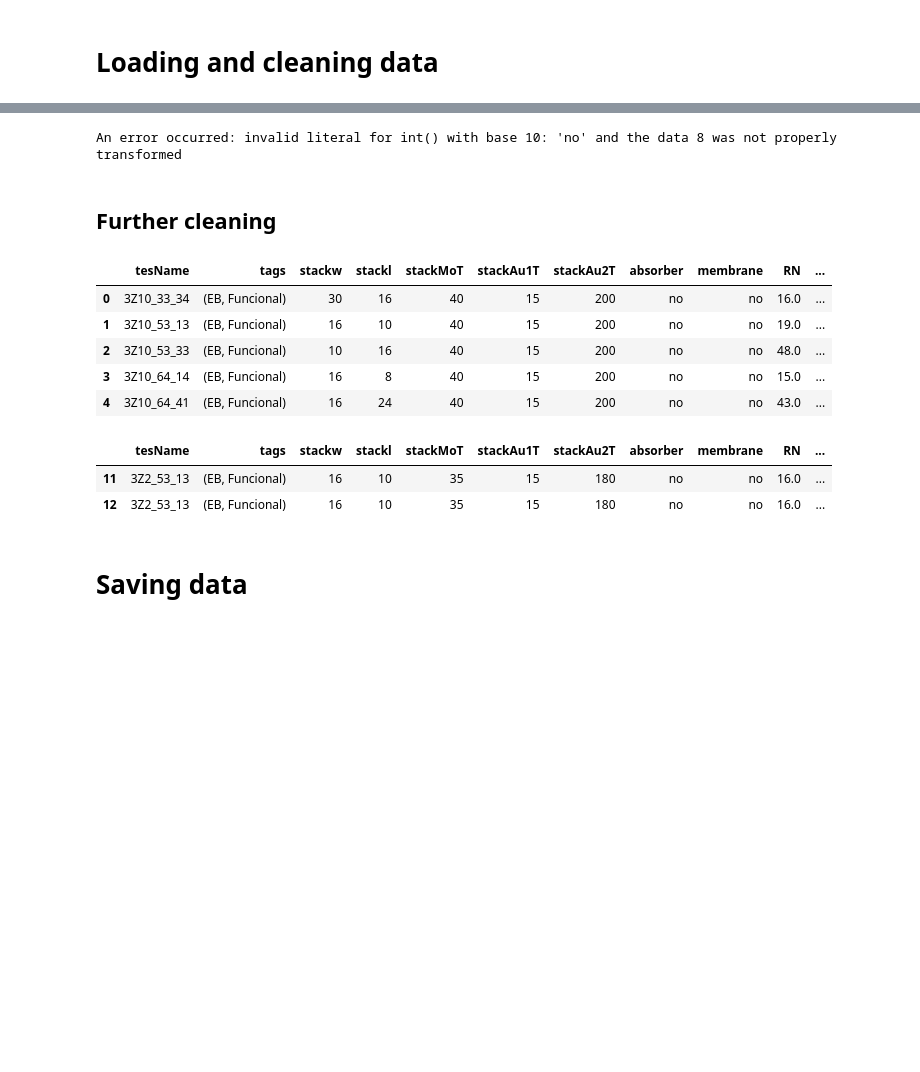
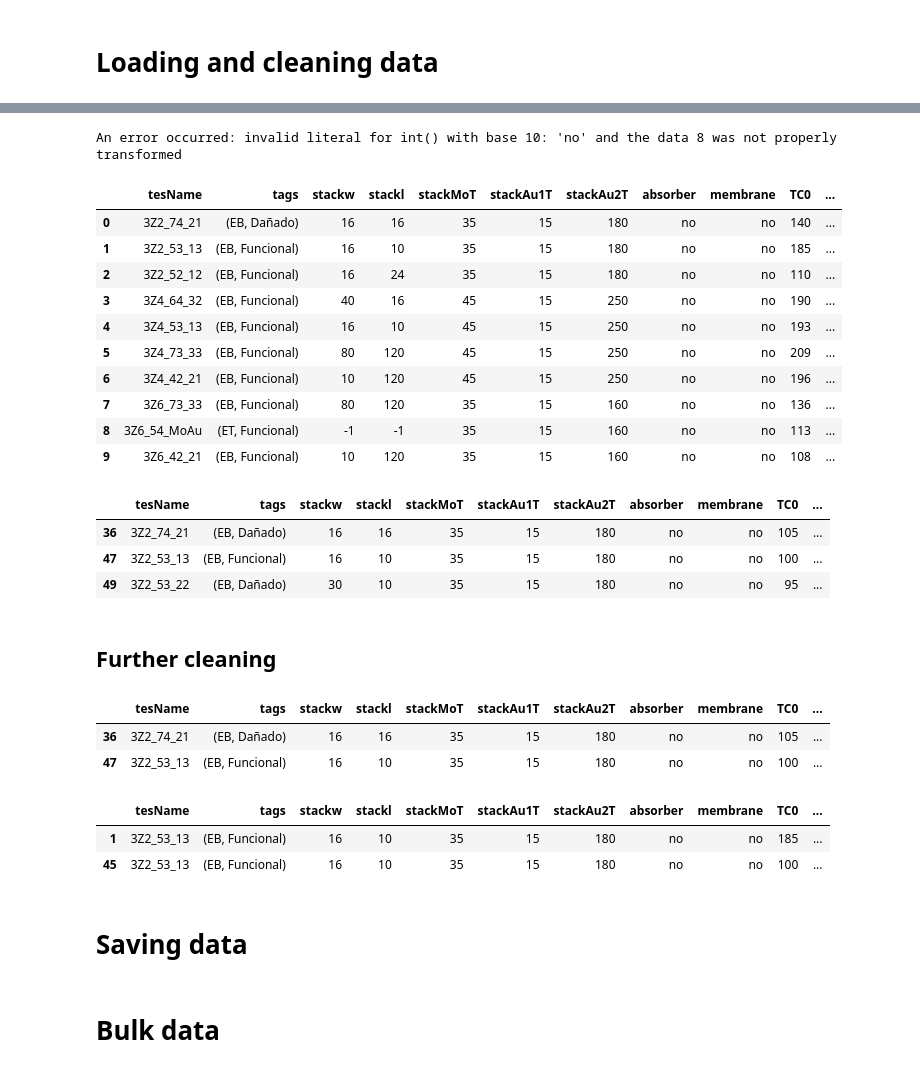
Before and after one commit to EnriqueProjectsIA/tes-db-analysis, a Jupyter notebook: NoteBooks/PrepareDataFlow.ipynb, the cells around one changed output, grey strips where cells are left out. Drawn from its saved outputs; the diff is of its cells as text; code cells hidden in the pictures; blank space fills up the shorter version.

Commit message:
Detectados datos inconsistentes

```diff
--- a/NoteBooks/PrepareDataFlow.ipynb
+++ b/NoteBooks/PrepareDataFlow.ipynb
@@ -40,7 +56,8 @@ tes = {
     'TC0':[],
     'RN':[],
     'cryo':[],
-    'holder':[]
+    'holder':[],
+    'caracteristicas':[]
 }
 
 def verifica_patron_NZN(cadena):
@@ -162,5 +179,22 @@ def select_holder(raw:str, i:int)->str:
         holder = 'no info'
         return holder
 
+def extrae_parametros(cadena:str, i:int)->List:
+    try:
+        patron1 = r'\[\[(.*?)\]\]'
+        patron2 = r'\[(.*?)\]'
+        patron3 = r'\((.*?)\)'
+
+        elementos = re.findall(patron1, cadena)
+        elementos = '['+elementos[0]+']'
+        elementos = re.findall(patron2, elementos)
+        elementos = [re.findall(patron3, i) for i in elementos]
+        elementos = [[list(map(str.strip,elemento.split(','))) for elemento in grupo] for grupo in elementos]
+        return elementos
+    except Exception as error:
+        message = f"An error occurred: {error} and the data {i} was not properly transformed"
+        print(message)
+        return 'error'
+
 tes['tesName'] = [clean_names(name, i) for i,name in enumerate(df.columns)]
 
@@ -168,33 +202,55 @@
 
 wl = list(zip(*[[clean_width_length(data,i) for i, data in enumerate(row)] for n, row in df.iterrows() if n == 'stack Area WxL (um)'][0]))
 
 tes['stackw'] = list(wl[0])
 
 tes['stackl'] = list(wl[1])
 
 mo1o2 = list(zip(*[[clean_Mo_Au_Au(data,i) for i, data in enumerate(row)] for n, row in df.iterrows() if n == 'stackThickMoAuAu (nm)'][0]))
 
 tes['stackMoT'] = list(mo1o2[0])
 
 tes['stackAu1T'] = list(mo1o2[1])
 
 tes['stackAu2T'] = list(mo1o2[2])
 
 tes['absorber'] = [[data.lower().strip() for data in row] for n, row in df.iterrows() if n == 'Absorbente'][0]
 
 tes['membrane'] = [[data.lower().strip() for data in row] for n, row in df.iterrows() if n == 'Membrana'][0]
 
 tes['TC0'] = [[int(data) for data in row] for n, row in df.iterrows() if n == 'Tc0 mK'][0]
 
 tes['RN'] = [[float(data) for data in row] for n, row in df.iterrows() if n == 'RN Ohms'][0]
 
 tes['cryo'] = [[select_cryo(data,i) for i, data in enumerate(row)] for n, row in df.iterrows() if n == 'Medida'][0]
 
 tes['holder'] = [[select_holder(data,i) for i, data in enumerate(row)] for n, row in df.iterrows() if n == 'Holder'][0]
 
+tes['caracteristicas'] = [[extrae_parametros(data,i) for i, data in enumerate(row)] for n, row in df.iterrows() if n == 'datos'][0]
+
 df_raw = pd.DataFrame.from_dict(tes)
+
+df_raw.head(10)
 # %% [output]
 An error occurred: invalid literal for int() with base 10: 'no' and the data 8 was not properly transformed
+|  | tesName | tags | stackw | stackl | stackMoT | stackAu1T | stackAu2T | absorber | membrane | TC0 | ... |
+| 0 | 3Z2_74_21 | (EB, Dañado) | 16 | 16 | 35 | 15 | 180 | no | no | 140 | ... |
+| 1 | 3Z2_53_13 | (EB, Funcional) | 16 | 10 | 35 | 15 | 180 | no | no | 185 | ... |
+| 2 | 3Z2_52_12 | (EB, Funcional) | 16 | 24 | 35 | 15 | 180 | no | no | 110 | ... |
+| 3 | 3Z4_64_32 | (EB, Funcional) | 40 | 16 | 45 | 15 | 250 | no | no | 190 | ... |
+| 4 | 3Z4_53_13 | (EB, Funcional) | 16 | 10 | 45 | 15 | 250 | no | no | 193 | ... |
+| 5 | 3Z4_73_33 | (EB, Funcional) | 80 | 120 | 45 | 15 | 250 | no | no | 209 | ... |
+| 6 | 3Z4_42_21 | (EB, Funcional) | 10 | 120 | 45 | 15 | 250 | no | no | 196 | ... |
+| 7 | 3Z6_73_33 | (EB, Funcional) | 80 | 120 | 35 | 15 | 160 | no | no | 136 | ... |
+| 8 | 3Z6_54_MoAu | (ET, Funcional) | -1 | -1 | 35 | 15 | 160 | no | no | 113 | ... |
+| 9 | 3Z6_42_21 | (EB, Funcional) | 10 | 120 | 35 | 15 | 160 | no | no | 108 | ... |
+# %%
+df_raw[df_raw['tesName'].duplicated()]
+# %% [output]
+|  | tesName | tags | stackw | stackl | stackMoT | stackAu1T | stackAu2T | absorber | membrane | TC0 | ... |
+| 36 | 3Z2_74_21 | (EB, Dañado) | 16 | 16 | 35 | 15 | 180 | no | no | 105 | ... |
+| 47 | 3Z2_53_13 | (EB, Funcional) | 16 | 10 | 35 | 15 | 180 | no | no | 100 | ... |
+| 49 | 3Z2_53_22 | (EB, Dañado) | 30 | 10 | 35 | 15 | 180 | no | no | 95 | ... |
 # %% [markdown]
 ## Further cleaning
 # %%
@@ -208,23 +264,9 @@ for d_name in duplicated_names:
     if all(x == state[0] for x in state)==False:
         to_delete = state.index('Funcional')
         df_raw = df_raw.drop(indice[to_delete])
-# %%
-column_names_to_aggregate = list(df_raw.columns)
-column_names_to_aggregate.pop(column_names_to_aggregate.index('TC0'))
-df_agg = df_raw.groupby(column_names_to_aggregate)['TC0'].apply(lambda x: list(x)).reset_index(name='TC0')
-df_agg.head()
-# %% [output]
-|  | tesName | tags | stackw | stackl | stackMoT | stackAu1T | stackAu2T | absorber | membrane | RN | ... |
-| 0 | 3Z10_33_34 | (EB, Funcional) | 30 | 16 | 40 | 15 | 200 | no | no | 16.0 | ... |
-| 1 | 3Z10_53_13 | (EB, Funcional) | 16 | 10 | 40 | 15 | 200 | no | no | 19.0 | ... |
-| 2 | 3Z10_53_33 | (EB, Funcional) | 10 | 16 | 40 | 15 | 200 | no | no | 48.0 | ... |
-| 3 | 3Z10_64_14 | (EB, Funcional) | 16 | 8 | 40 | 15 | 200 | no | no | 15.0 | ... |
-| 4 | 3Z10_64_41 | (EB, Funcional) | 16 | 24 | 40 | 15 | 200 | no | no | 43.0 | ... |
-# %%
-name = df_agg['tesName'][df_agg['tesName'].duplicated()].values[0]
-
-df_agg[df_agg['tesName']==name]
-# %% [output]
-|  | tesName | tags | stackw | stackl | stackMoT | stackAu1T | stackAu2T | absorber | membrane | RN | ... |
-| 11 | 3Z2_53_13 | (EB, Funcional) | 16 | 10 | 35 | 15 | 180 | no | no | 16.0 | ... |
-| 12 | 3Z2_53_13 | (EB, Funcional) | 16 | 10 | 35 | 15 | 180 | no | no | 16.0 | ... |
+# %%
+df_raw[df_raw['tesName'].duplicated()]
+# %% [output]
+|  | tesName | tags | stackw | stackl | stackMoT | stackAu1T | stackAu2T | absorber | membrane | TC0 | ... |
+| 36 | 3Z2_74_21 | (EB, Dañado) | 16 | 16 | 35 | 15 | 180 | no | no | 105 | ... |
+| 47 | 3Z2_53_13 | (EB, Funcional) | 16 | 10 | 35 | 15 | 180 | no | no | 100 | ... |
@@ -231,3 +277,9 @@ df_agg[df_agg['tesName']==name]
+# %%
+df_raw[df_raw['tesName']== '3Z2_53_13']
+# %% [output]
+|  | tesName | tags | stackw | stackl | stackMoT | stackAu1T | stackAu2T | absorber | membrane | TC0 | ... |
+| 1 | 3Z2_53_13 | (EB, Funcional) | 16 | 10 | 35 | 15 | 180 | no | no | 185 | ... |
+| 45 | 3Z2_53_13 | (EB, Funcional) | 16 | 10 | 35 | 15 | 180 | no | no | 100 | ... |
 # %% [markdown]
 # Saving data
 # %%
@@ -237,0 +290,2 @@ with open(file_path_out, 'wb') as handle:
+# %% [markdown]
+# Bulk data
```
Also changed, not shown: parts of 8 cells of this notebook, 2 other files.
